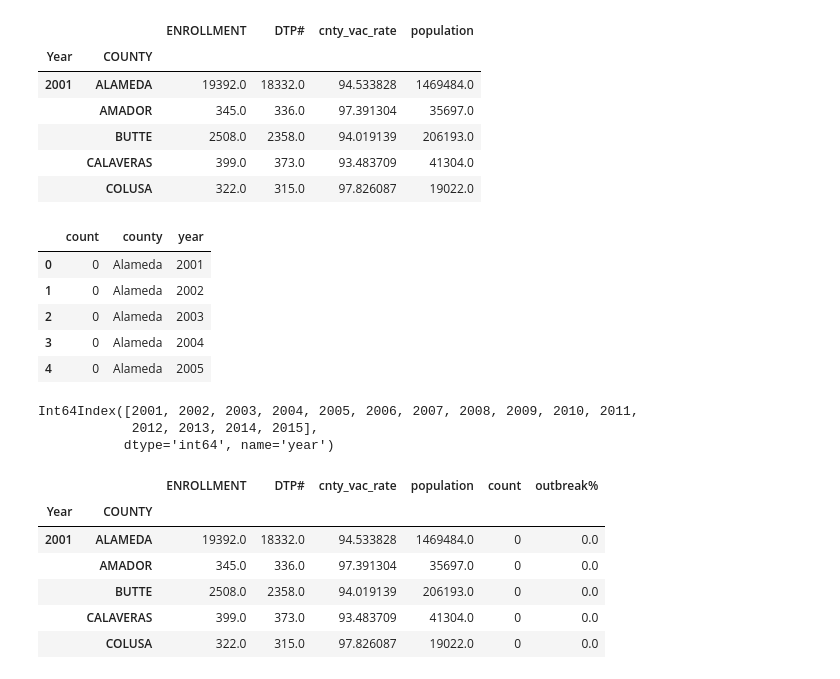
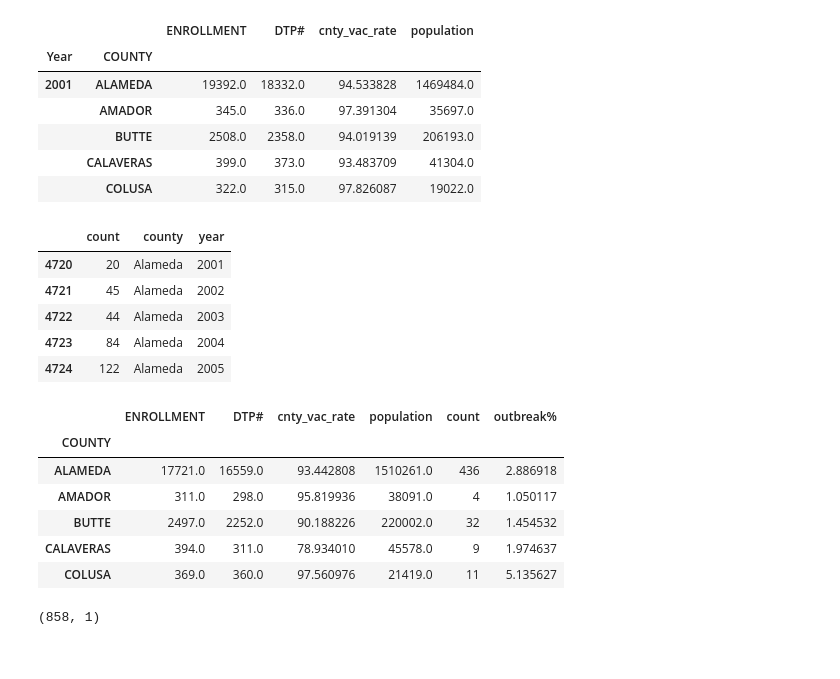
Before and after one commit to timothybarry/ML-Capstone-Project-Repo, a Jupyter notebook: Immunology Study.ipynb, the cells around one changed output. Saved outputs shown, nothing was run; the diff lists cells and outputs as text; code cells hidden in the pictures.

```diff
--- a/Immunology Study.ipynb
+++ b/Immunology Study.ipynb
@@ -180,37 +187,36 @@ response_json = response.json()
 records = response_json['result']['records']
 # %%
 outbreak_df = pd.DataFrame(records)
-outbreak_df = outbreak_df[outbreak_df['disease'] == 'Diphtheria'][['count', 'county', 'year']]
+outbreak_df = outbreak_df[outbreak_df['disease'] == 'Pertussis'][['count', 'county', 'year']]
 outbreak_df = outbreak_df[(outbreak_df['year'] != '2016') & (outbreak_df['year'] != '2017')]
 outbreak_df.head()
 # %% [output]
 |  | count | county | year |
-| 0 | 0 | Alameda | 2001 |
-| 1 | 0 | Alameda | 2002 |
-| 2 | 0 | Alameda | 2003 |
-| 3 | 0 | Alameda | 2004 |
-| 4 | 0 | Alameda | 2005 |
+| 4720 | 20 | Alameda | 2001 |
+| 4721 | 45 | Alameda | 2002 |
+| 4722 | 44 | Alameda | 2003 |
+| 4723 | 84 | Alameda | 2004 |
+| 4724 | 122 | Alameda | 2005 |
 # %%
 outbreak_df['year'] = outbreak_df['year'].astype('int64')
 outbreak_df['county'] = outbreak_df['county'].str.upper()
 
 outbreak_df.set_index(['year', 'county'], inplace=True)
-# %%
-outbreak_df.index.unique(level=0)
-# %% [output]
-Int64Index([2001, 2002, 2003, 2004, 2005, 2006, 2007, 2008, 2009, 2010, 2011,
-            2012, 2013, 2014, 2015],
-           dtype='int64', name='year')
 # %%
-new_df.index.unique(level=0)
 final_df = new_df.merge(outbreak_df, left_on=['Year', 'COUNTY'], right_index=True)
-final_df['outbreak%'] = final_df['count']/final_df['population']
-final_df.head()
+final_df['outbreak%'] = final_df['count']/final_df['population'] *10000
+outbreak_years.head()
 # %% [output]
-|  |  | ENROLLMENT | DTP# | cnty_vac_rate | population | count | outbreak% |
-| Year | COUNTY |  |  |  |  |  |  |
-| 2001 | ALAMEDA | 19392.0 | 18332.0 | 94.533828 | 1469484.0 | 0 | 0.0 |
-|  | AMADOR | 345.0 | 336.0 | 97.391304 | 35697.0 | 0 | 0.0 |
-|  | BUTTE | 2508.0 | 2358.0 | 94.019139 | 206193.0 | 0 | 0.0 |
-|  | CALAVERAS | 399.0 | 373.0 | 93.483709 | 41304.0 | 0 | 0.0 |
-|  | COLUSA | 322.0 | 315.0 | 97.826087 | 19022.0 | 0 | 0.0 |
+|  | ENROLLMENT | DTP# | cnty_vac_rate | population | count | outbreak% |
+| COUNTY |  |  |  |  |  |  |
+| ALAMEDA | 17721.0 | 16559.0 | 93.442808 | 1510261.0 | 436 | 2.886918 |
+| AMADOR | 311.0 | 298.0 | 95.819936 | 38091.0 | 4 | 1.050117 |
+| BUTTE | 2497.0 | 2252.0 | 90.188226 | 220002.0 | 32 | 1.454532 |
+| CALAVERAS | 394.0 | 311.0 | 78.934010 | 45578.0 | 9 | 1.974637 |
+| COLUSA | 369.0 | 360.0 | 97.560976 | 21419.0 | 11 | 5.135627 |
+# %%
+X = final_df[['cnty_vac_rate']]
+y = final_df['outbreak%'].values.reshape(-1, 1)
+X.shape
+# %% [output]
+(858, 1)
```
Also changed, not shown: parts of 12 cells of this notebook.
